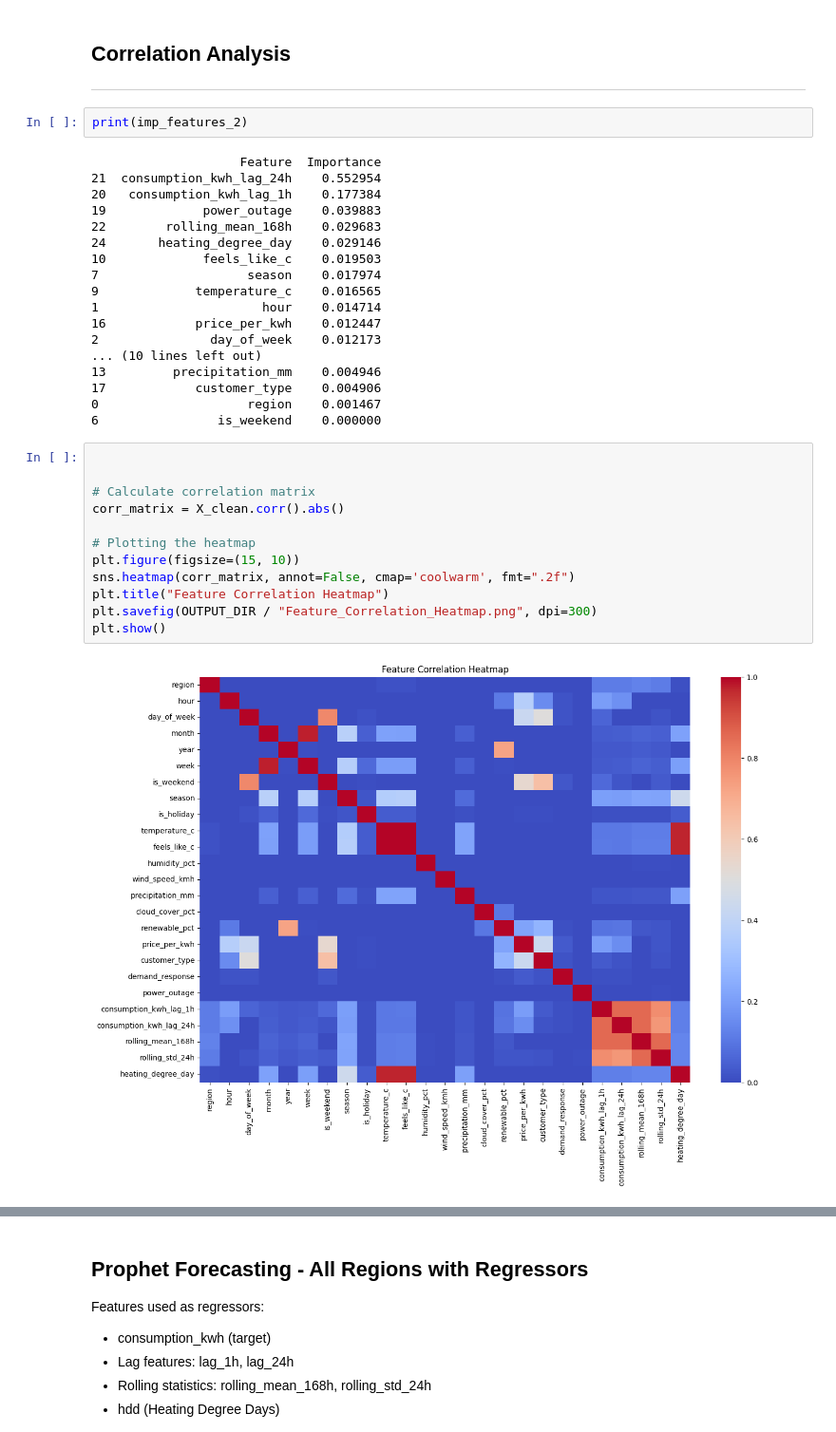
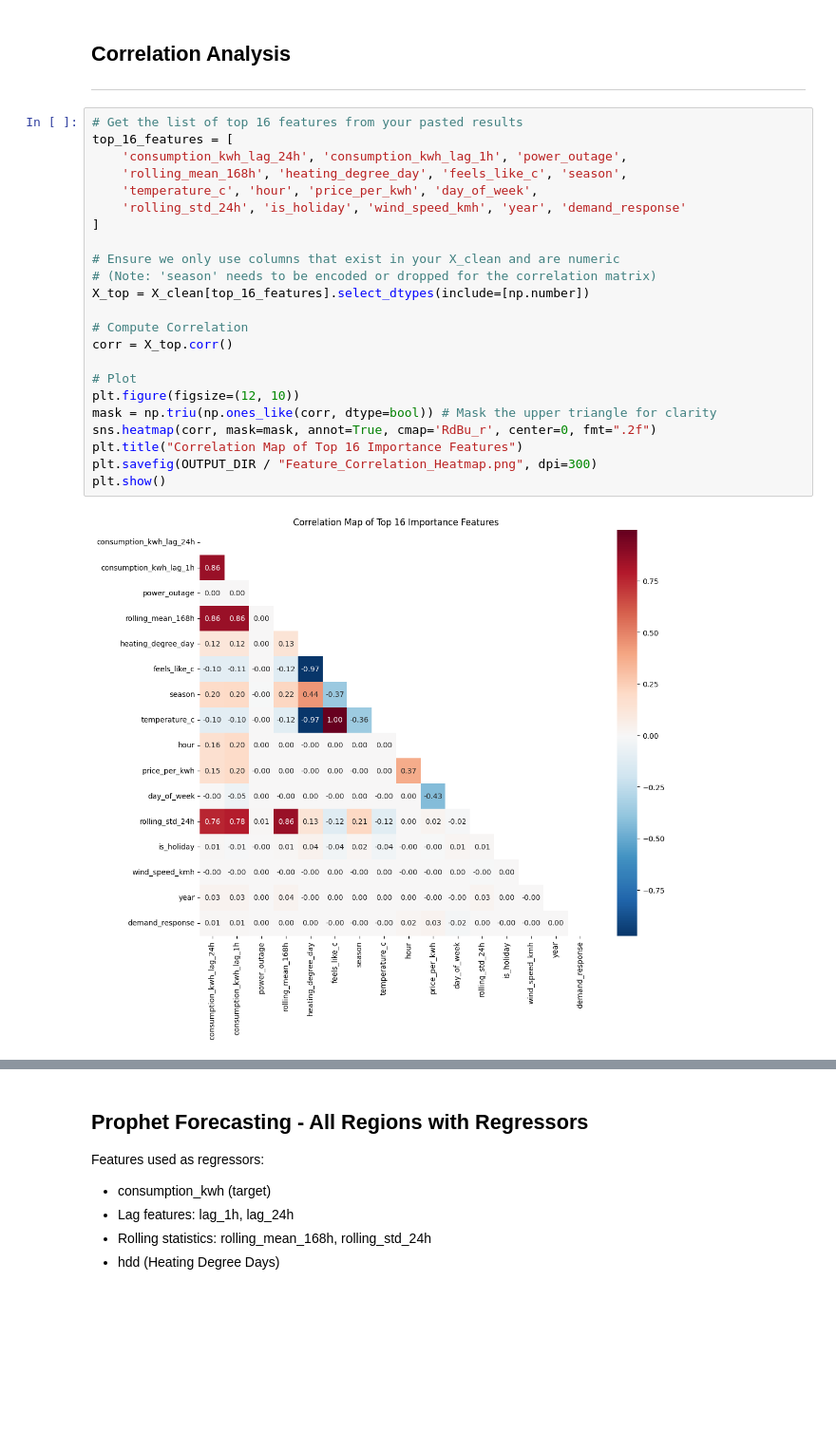
Before and after one commit to bhavik-knight/5580-a6-anomaly-detection-nsp, a Jupyter notebook: src/forecasting.ipynb, the cells around one changed output, grey strips where cells are left out. Shown at 95% size. Cells and saved outputs as stored; diff of their text form; blank space fills up the shorter version.

```diff
--- a/src/forecasting.ipynb
+++ b/src/forecasting.ipynb
@@ -263,37 +260,28 @@ imp_features_2 = get_important_features(X_clean, y)
 # %% [markdown]
 ## Correlation Analysis
 ---
-# %%
-print(imp_features_2)
-# %% [output]
-                    Feature  Importance
-21  consumption_kwh_lag_24h    0.552954
-20   consumption_kwh_lag_1h    0.177384
-19             power_outage    0.039883
-22        rolling_mean_168h    0.029683
-24       heating_degree_day    0.029146
-10             feels_like_c    0.019503
-7                    season    0.017974
-9             temperature_c    0.016565
-1                      hour    0.014714
-16            price_per_kwh    0.012447
-2               day_of_week    0.012173
-... (10 lines left out)
-13         precipitation_mm    0.004946
-17            customer_type    0.004906
-0                    region    0.001467
-6                is_weekend    0.000000
 # %%
+# Get the list of top 16 features from your pasted results
+top_16_features = [
+    'consumption_kwh_lag_24h', 'consumption_kwh_lag_1h', 'power_outage',
+    'rolling_mean_168h', 'heating_degree_day', 'feels_like_c', 'season',
+    'temperature_c', 'hour', 'price_per_kwh', 'day_of_week',
+    'rolling_std_24h', 'is_holiday', 'wind_speed_kmh', 'year', 'demand_response'
+]
 
+# Ensure we only use columns that exist in your X_clean and are numeric
+# (Note: 'season' needs to be encoded or dropped for the correlation matrix)
+X_top = X_clean[top_16_features].select_dtypes(include=[np.number])
 
-# Calculate correlation matrix
-corr_matrix = X_clean.corr().abs()
+# Compute Correlation
+corr = X_top.corr()
 
-# Plotting the heatmap
-plt.figure(figsize=(15, 10))
-sns.heatmap(corr_matrix, annot=False, cmap='coolwarm', fmt=".2f")
-plt.title("Feature Correlation Heatmap")
+# Plot
+plt.figure(figsize=(12, 10))
+mask = np.triu(np.ones_like(corr, dtype=bool)) # Mask the upper triangle for clarity
+sns.heatmap(corr, mask=mask, annot=True, cmap='RdBu_r', center=0, fmt=".2f")
+plt.title("Correlation Map of Top 16 Importance Features")
 plt.savefig(OUTPUT_DIR / "Feature_Correlation_Heatmap.png", dpi=300)
 plt.show()
 # %% [output]
-[figure, old version]
+[figure, new version]
```
Also changed, not shown: parts of 28 cells of this notebook, 4 other files.
